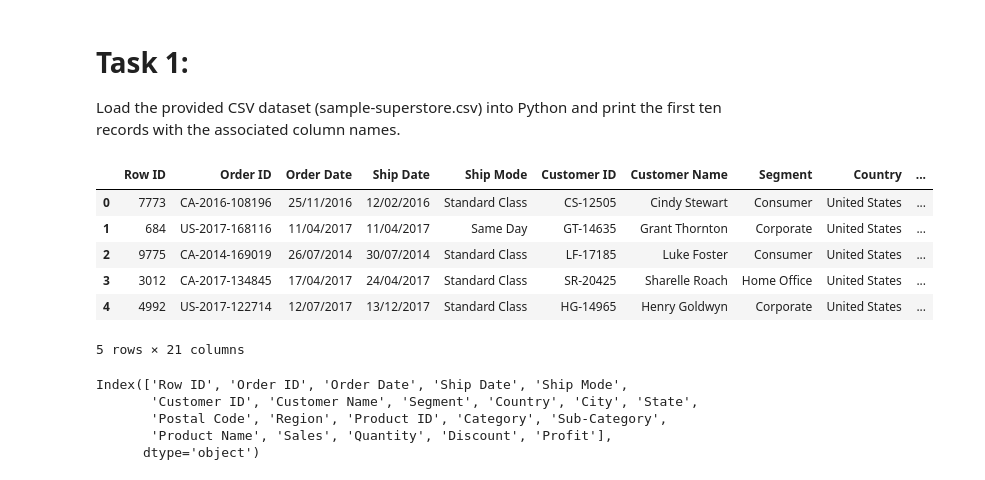
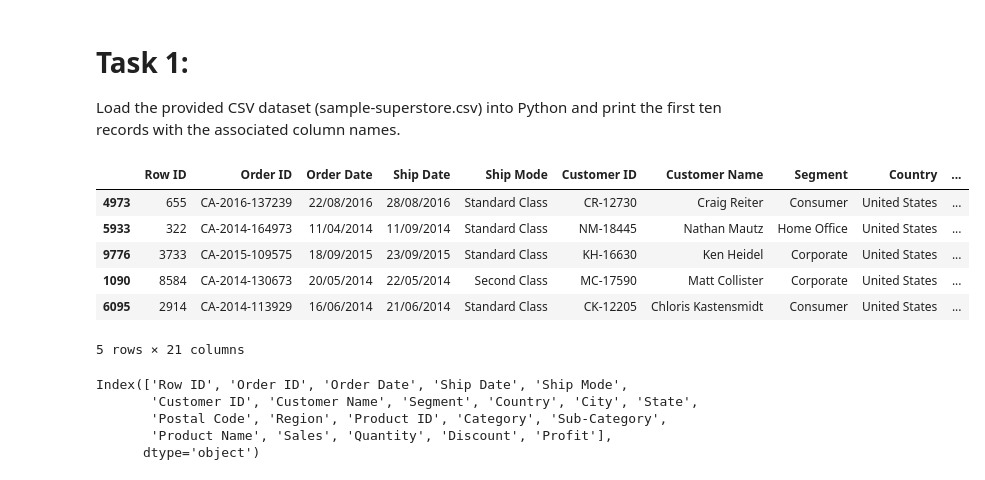
Before and after one commit to engmohamedsalah/AIMaster-Training, a Jupyter notebook: Building_an_AI_based_Application.ipynb, the cells around one changed output. Drawn from its saved outputs; the diff is of its cells as text; code cells hidden in the pictures.

```diff
--- a/Building_an_AI_based_Application.ipynb
+++ b/Building_an_AI_based_Application.ipynb
@@ -13,13 +15,13 @@ import seaborn as sns
 df_super_store = pd.read_csv('sample-superstore 2023 T3.csv')
 # %%
-df_super_store.head(5)
+df_super_store.sample(5)
 # %% [output]
 |  | Row ID | Order ID | Order Date | Ship Date | Ship Mode | Customer ID | Customer Name | Segment | Country | ... |
-| 0 | 7773 | CA-2016-108196 | 25/11/2016 | 12/02/2016 | Standard Class | CS-12505 | Cindy Stewart | Consumer | United States | ... |
-| 1 | 684 | US-2017-168116 | 11/04/2017 | 11/04/2017 | Same Day | GT-14635 | Grant Thornton | Corporate | United States | ... |
-| 2 | 9775 | CA-2014-169019 | 26/07/2014 | 30/07/2014 | Standard Class | LF-17185 | Luke Foster | Consumer | United States | ... |
-| 3 | 3012 | CA-2017-134845 | 17/04/2017 | 24/04/2017 | Standard Class | SR-20425 | Sharelle Roach | Home Office | United States | ... |
-| 4 | 4992 | US-2017-122714 | 12/07/2017 | 13/12/2017 | Standard Class | HG-14965 | Henry Goldwyn | Corporate | United States | ... |
+| 4973 | 655 | CA-2016-137239 | 22/08/2016 | 28/08/2016 | Standard Class | CR-12730 | Craig Reiter | Consumer | United States | ... |
+| 5933 | 322 | CA-2014-164973 | 11/04/2014 | 11/09/2014 | Standard Class | NM-18445 | Nathan Mautz | Home Office | United States | ... |
+| 9776 | 3733 | CA-2015-109575 | 18/09/2015 | 23/09/2015 | Standard Class | KH-16630 | Ken Heidel | Corporate | United States | ... |
+| 1090 | 8584 | CA-2014-130673 | 20/05/2014 | 22/05/2014 | Second Class | MC-17590 | Matt Collister | Corporate | United States | ... |
+| 6095 | 2914 | CA-2014-113929 | 16/06/2014 | 21/06/2014 | Standard Class | CK-12205 | Chloris Kastensmidt | Consumer | United States | ... |
 5 rows × 21 columns
 # %%
 df_super_store.columns
```
Also changed, not shown: parts of 25 cells of this notebook.
